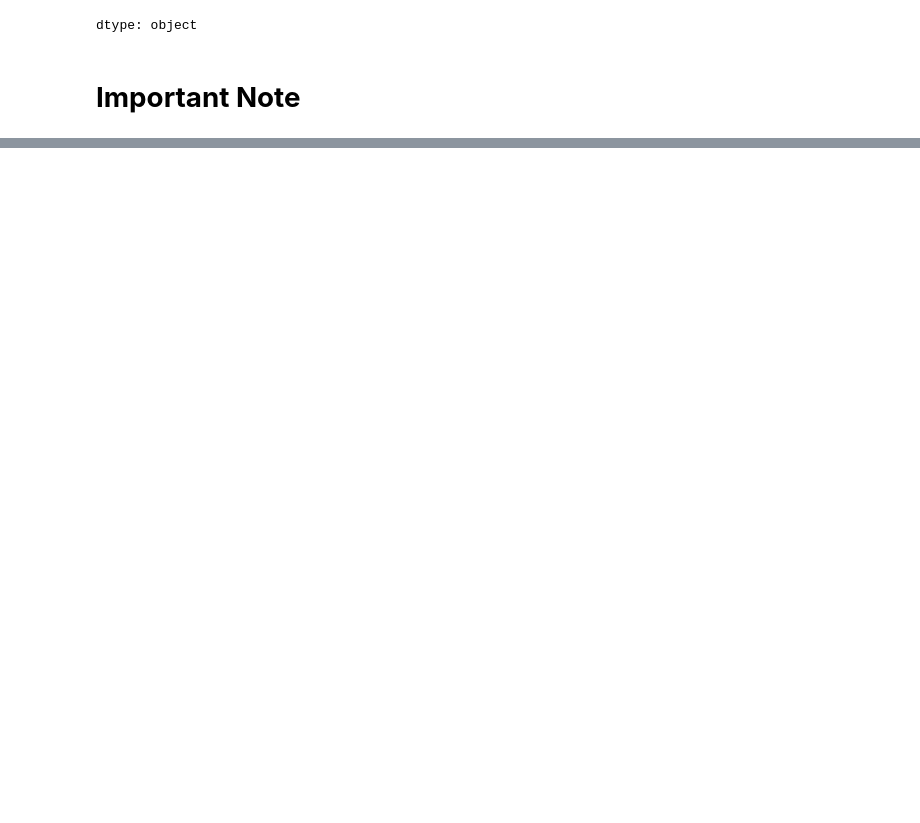
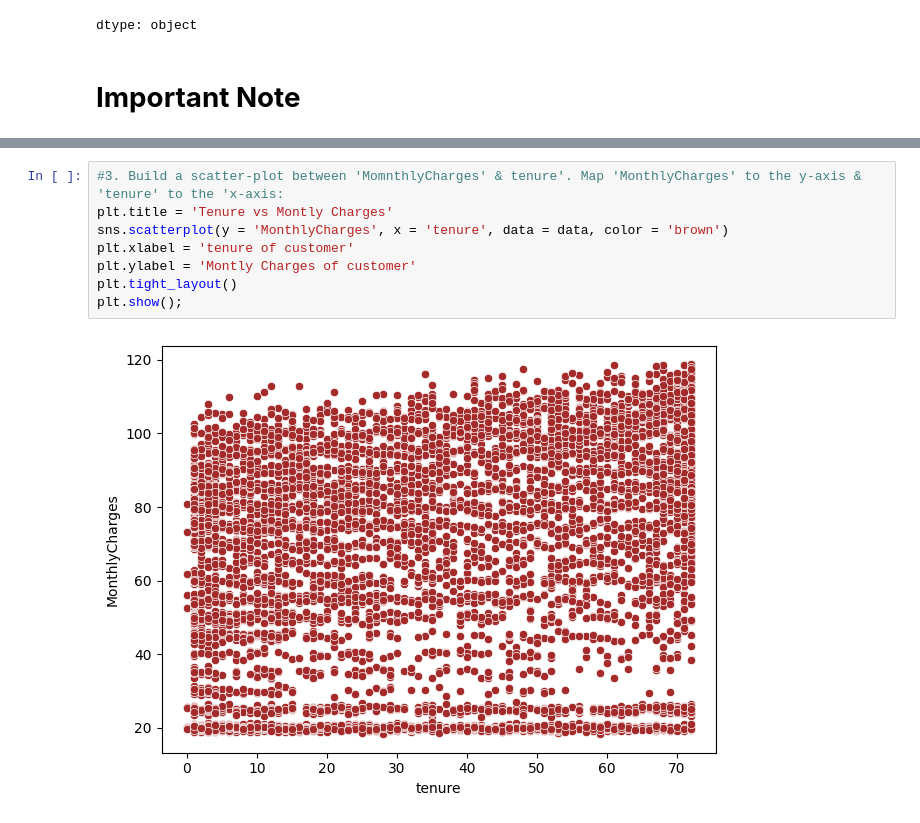
Before and after one commit to Sairam307/ML-regression-project, a Jupyter notebook: Customer_Churn_Analysis_Using_Classification_Algorithm.ipynb, the cells around one changed output, grey strips where cells are left out. Drawn from its saved outputs; the diff is of its cells as text; blank space fills up the shorter version.

```diff
--- a/Customer_Churn_Analysis_Using_Classification_Algorithm.ipynb
+++ b/Customer_Churn_Analysis_Using_Classification_Algorithm.ipynb
@@ -233,0 +311,10 @@ customer_total_tenure.sample(2)
+# %%
+#3. Build a scatter-plot between 'MomnthlyCharges' & tenure'. Map 'MonthlyCharges' to the y-axis & 'tenure' to the 'x-axis:
+plt.title = 'Tenure vs Montly Charges'
+sns.scatterplot(y = 'MonthlyCharges', x = 'tenure', data = data, color = 'brown')
+plt.xlabel = 'tenure of customer'
+plt.ylabel = 'Montly Charges of customer'
+plt.tight_layout()
+plt.show();
+# %% [output]
+[figure, added]
```
Also changed, not shown: parts of 14 cells of this notebook.
